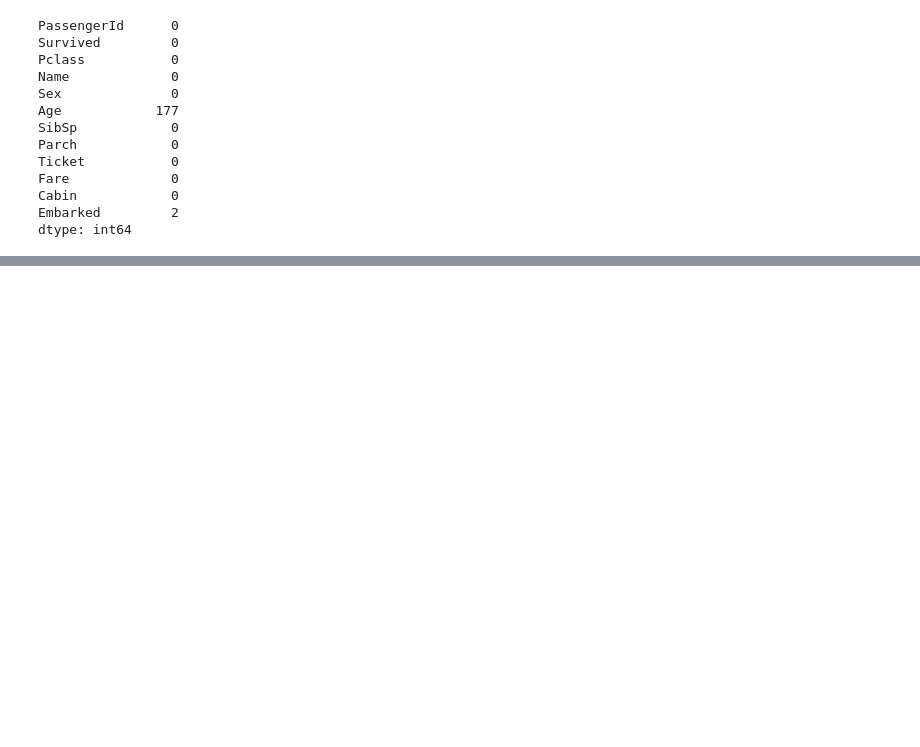
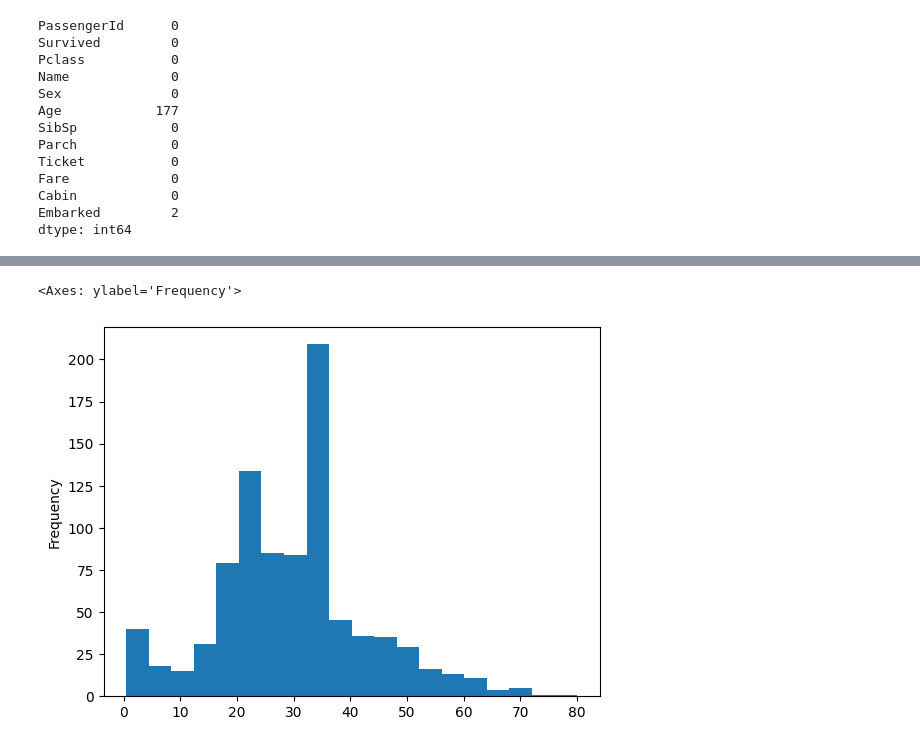
Before and after one commit to aayam09/dsml, a Jupyter notebook: day-32/Data-Manupulation.ipynb, the cells around one changed output, grey strips where cells are left out. Saved outputs shown, nothing was run; the diff lists cells and outputs as text; code cells hidden in the pictures; blank space fills up the shorter version.

```diff
--- a/day-32/Data-Manupulation.ipynb
+++ b/day-32/Data-Manupulation.ipynb
@@ -260,0 +272,5 @@ dtype: int64
+# %%
+def get_titles(name):
+    first_name = name.split(",")[-1]
+    title = first_name.split(".")[0]
+    return title.strip(" ")
@@ -260,0 +296,3 @@ dtype: int64
+# %%
+titanic_df['title'] = titanic_df.Name.transform(get_titles)
+titanic_df['title'].value_counts()
@@ -260,0 +319,3 @@ dtype: int64
+# %%
+means_age = titanic_df.groupby("title")['Age'].transform("mean")
+means_age
@@ -260,0 +335,7 @@ dtype: int64
+# %%
+titanic_df.Age = titanic_df['Age'].fillna(means_age)
+# %%
+titanic_df.Age.plot.hist(bins = 20)
+# %% [output]
+<Axes: ylabel='Frequency'>
+[figure, added]
```
Also changed, not shown: parts of 18 cells of this notebook, 1 other file.
